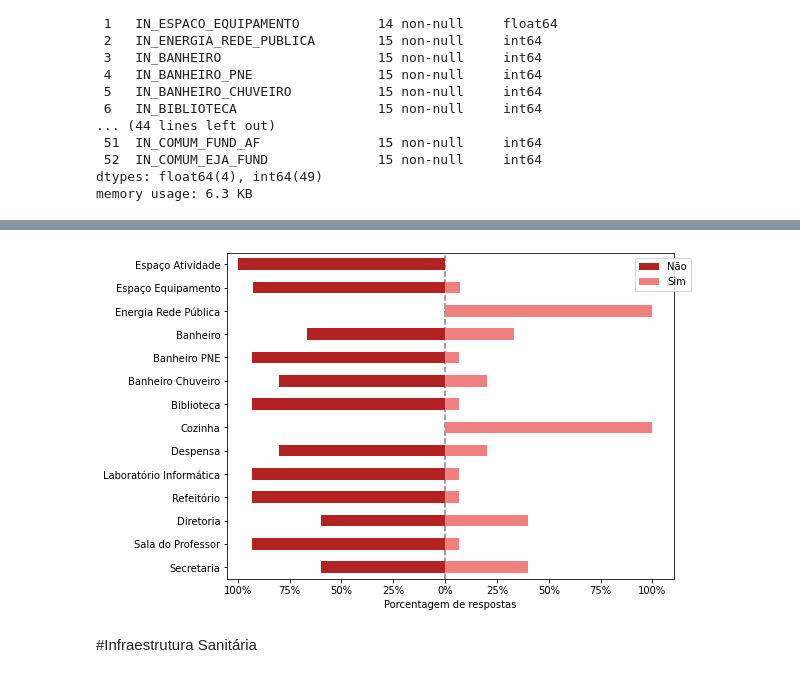
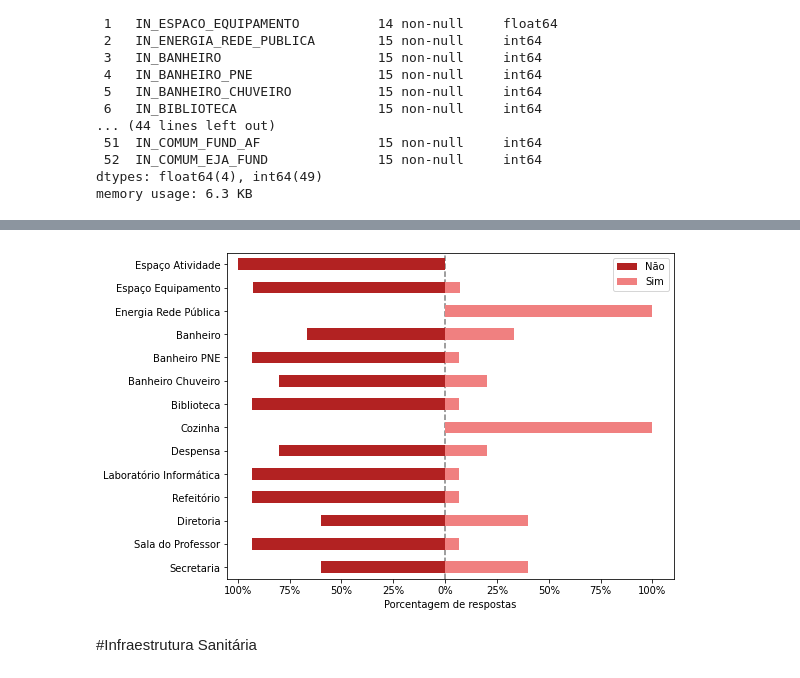
Before and after one commit to JulioHenri/Infraestrutura-escola, a Jupyter notebook: escolas_revisado.ipynb, the cells around one changed output, grey strips where cells are left out. Saved outputs shown, nothing was run; the diff lists cells and outputs as text; code cells hidden in the pictures.

```diff
--- a/escolas_revisado.ipynb
+++ b/escolas_revisado.ipynb
@@ -89,16 +92,17 @@ df1
 # %%
 import plot_likert
 
 myscale = ['Não','Sim']
 
 ax = plot_likert.plot_likert(df1, myscale, plot_percentage=True)
 ax.figure.set_size_inches(8, 6)
 ax.xaxis.set_label_text('Porcentagem de respostas')
 ax.yaxis.set_label_text('')
+ax.legend(loc='best');
 ax.set_yticklabels(['Secretaria','Sala do Professor','Diretoria','Refeitório','Laboratório Informática','Despensa','Cozinha','Biblioteca',
                     'Banheiro Chuveiro','Banheiro PNE','Banheiro','Energia Rede Pública','Espaço Equipamento','Espaço Atividade']);
 # %% [output]
-[figure, old version]
+[figure, new version]
 # %% [markdown]
 #Infraestrutura Sanitária
 # %%
```
Also changed, not shown: parts of 5 cells of this notebook.
